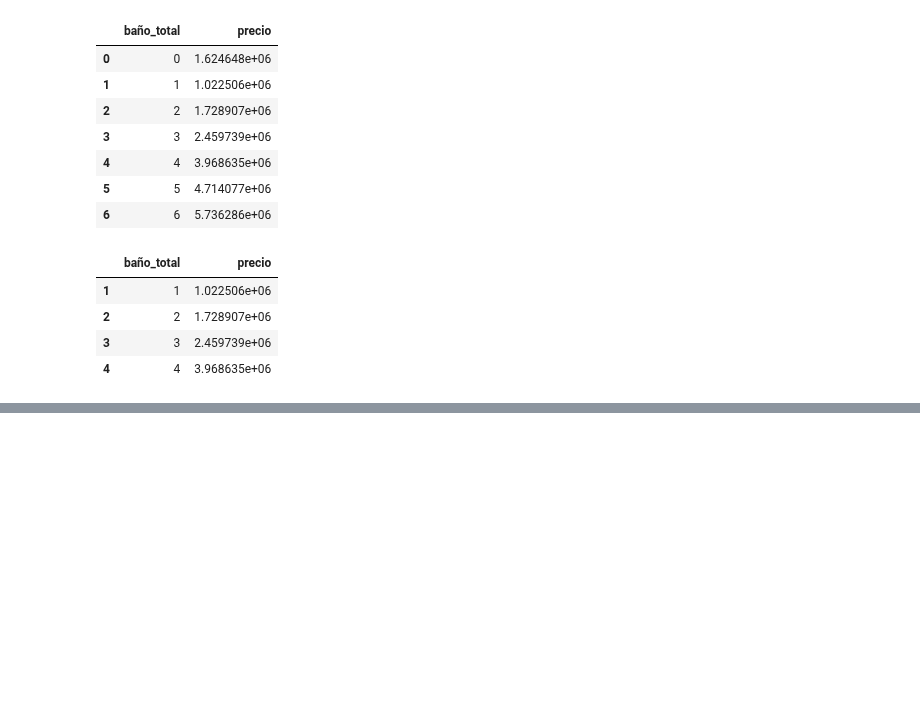
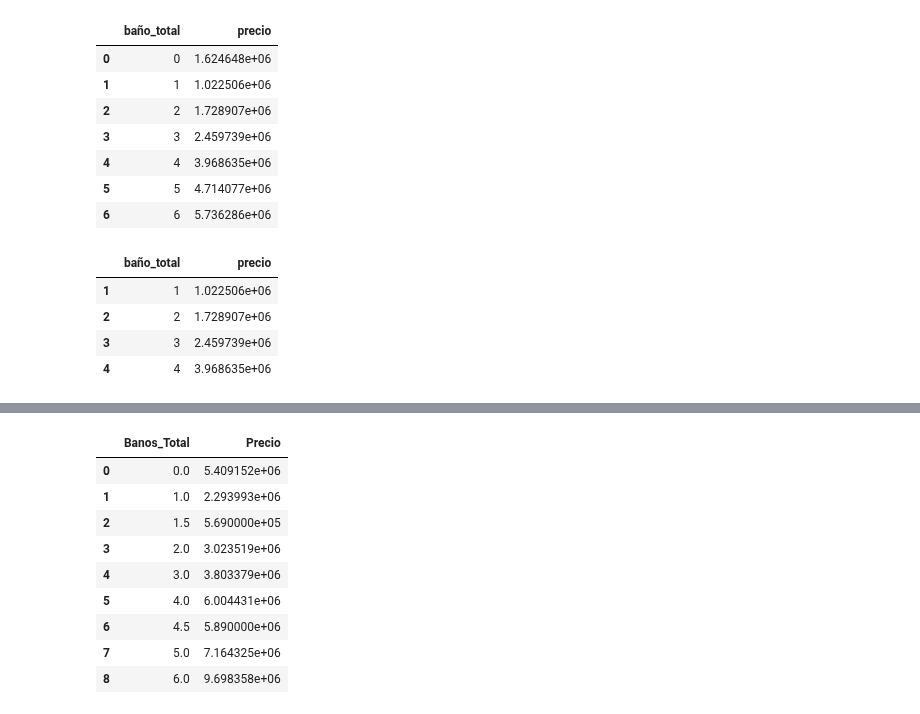
Before and after one commit to MiguelDWT4toCreativo/Datalpine, a Jupyter notebook: resources/jupyter/precio_promedio_baños.ipynb, the cells around one changed output, grey strips where cells are left out. Cells and saved outputs as stored; diff of their text form; code cells hidden in the pictures; blank space fills up the shorter version.

Commit message:
4.4 Precio Promedio de la Propiedad por Número de Baños (de 1 a 4).

```diff
--- a/resources/jupyter/precio_promedio_baños.ipynb
+++ b/resources/jupyter/precio_promedio_baños.ipynb
@@ -341,0 +363,22 @@ fig.show()
+# %%
+preciobaños_sep_2023_puebla = df_sep_2023_puebla[['Precio', 'Banos_Total']]
+preciobaños_jul_2023_puebla = df_jul_2023_puebla[['Precio', 'Banos_Total']]
+# %%
+# Concatenar todos los DataFrames individuales en uno solo
+df_concatenado = pd.concat([preciobaños_sep_2023_puebla,preciobaños_jul_2023_puebla,])
+# Ajustar los valores de 'baño_total' para que no superen 6
+df_concatenado['Banos_Total'] = df_concatenado['Banos_Total'].clip(upper=6)
+# Calcular el promedio de precio por el número único de baños
+df_promedio_baños = df_concatenado.groupby('Banos_Total')['Precio'].mean().reset_index()
+df_promedio_baños
+# %% [output]
+|  | Banos_Total | Precio |
+| 0 | 0.0 | 5.409152e+06 |
+| 1 | 1.0 | 2.293993e+06 |
+| 2 | 1.5 | 5.690000e+05 |
+| 3 | 2.0 | 3.023519e+06 |
+| 4 | 3.0 | 3.803379e+06 |
+| 5 | 4.0 | 6.004431e+06 |
+| 6 | 4.5 | 5.890000e+06 |
+| 7 | 5.0 | 7.164325e+06 |
+| 8 | 6.0 | 9.698358e+06 |
```
Also changed, not shown: parts of 13 cells of this notebook, 4 other files.
